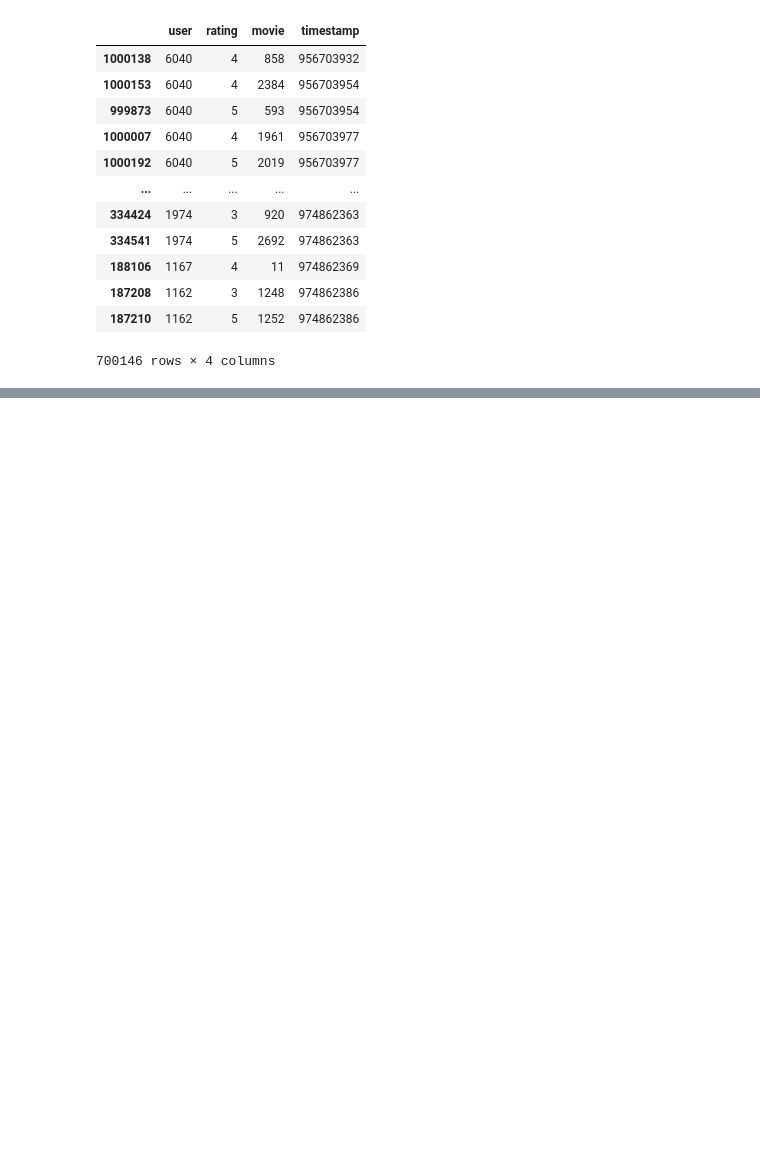
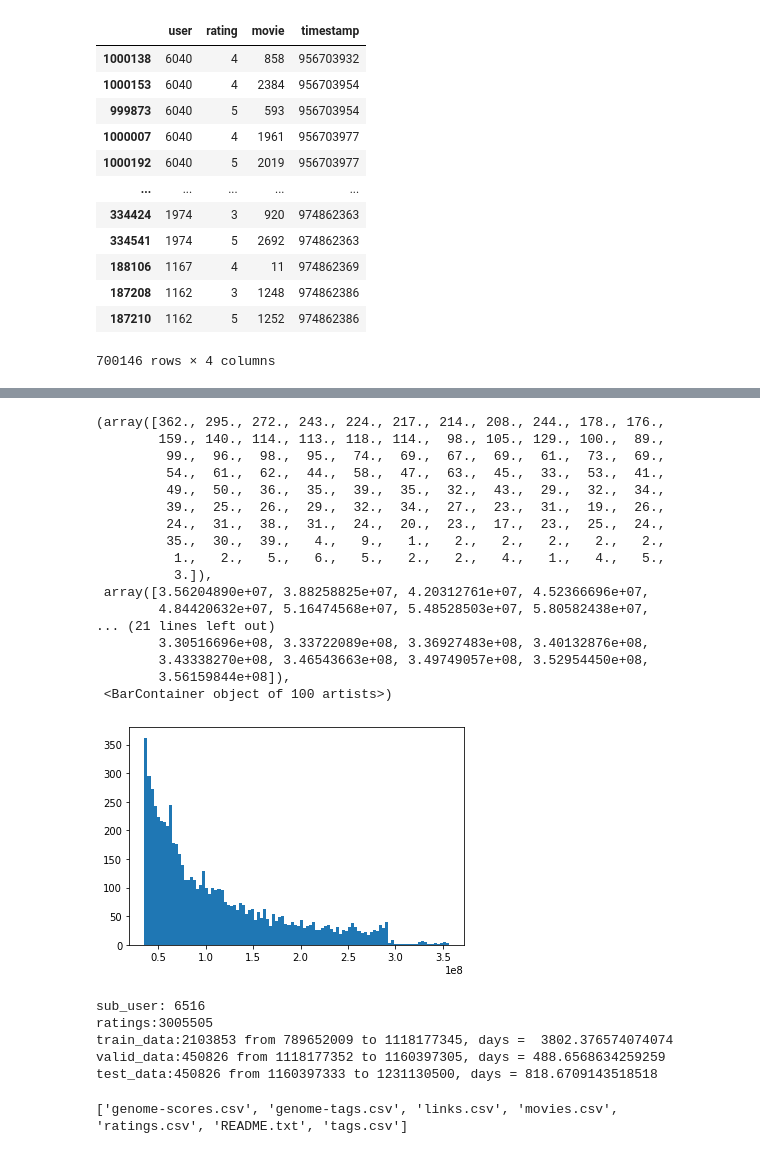
Before and after one commit to mayhugotong/xERTE, a Jupyter notebook: tKGR/addons/data_splitter.ipynb, the cells around one changed output, grey strips where cells are left out. Drawn from its saved outputs; the diff is of its cells as text; code cells hidden in the pictures; blank space fills up the shorter version.

```diff
--- a/tKGR/addons/data_splitter.ipynb
+++ b/tKGR/addons/data_splitter.ipynb
@@ -96,0 +205,17 @@ pd.DataFrame(list(zip(range(1,6), range(1,6)))).to_csv('../data/ml-1m/relation2i
+# %%
+user_time = pd.read_csv('../data/ml-10M100K/user_time.txt', sep='\t', header=None, names=['user', 'start_ts', 'end_ts','time'])
+# %%
+rate_num = len(user_time)
+bin =  10
+filt_rate = len(user_time[user_time['time'] > max(user_time['time'])/bin])
+
+granularity = max(user_time['time'])/bin
+print('Granularity: {}, days = {}'.format(granularity, granularity/(3600*24)))
+print("User percentage (above minimum granularity): {} %".format(filt_rate/rate_num*100))
+print('')
+print('Average time length in total dataset {}, days = {}'.format(np.mean(user_time['time']), np.mean(user_time['time'])/(3600*24)))
+print('Median time length in total dataset: {}, days = {}'.format(np.median(user_time['time']), np.median(user_time['time'])/(3600*24)))
+print('')
+filted_user_time = user_time.loc[user_time['time'] > granularity]
+print('Average time length above minimum granularity: {}, days = {}'.format(np.mean(filted_user_time['time']), np.mean(filted_user_time['time'])/(3600*24)))
+print('Median time length above minimum granularity: {}, days = {}'.format(np.median(filted_user_time['time']), np.median(filted_user_time['time'])/(3600*24)))
@@ -96,0 +231,21 @@ pd.DataFrame(list(zip(range(1,6), range(1,6)))).to_csv('../data/ml-1m/relation2i
+# %%
+plt.hist(filted_user_time['time'], bins=100)
+# %% [output]
+(array([362., 295., 272., 243., 224., 217., 214., 208., 244., 178., 176.,
+        159., 140., 114., 113., 118., 114.,  98., 105., 129., 100.,  89.,
+         99.,  96.,  98.,  95.,  74.,  69.,  67.,  69.,  61.,  73.,  69.,
+         54.,  61.,  62.,  44.,  58.,  47.,  63.,  45.,  33.,  53.,  41.,
+         49.,  50.,  36.,  35.,  39.,  35.,  32.,  43.,  29.,  32.,  34.,
+         39.,  25.,  26.,  29.,  32.,  34.,  27.,  23.,  31.,  19.,  26.,
+         24.,  31.,  38.,  31.,  24.,  20.,  23.,  17.,  23.,  25.,  24.,
+         35.,  30.,  39.,   4.,   9.,   1.,   2.,   2.,   2.,   2.,   2.,
+          1.,   2.,   5.,   6.,   5.,   2.,   2.,   4.,   1.,   4.,   5.,
+          3.]),
+ array([3.56204890e+07, 3.88258825e+07, 4.20312761e+07, 4.52366696e+07,
+        4.84420632e+07, 5.16474568e+07, 5.48528503e+07, 5.80582438e+07,
+... (21 lines left out)
+        3.30516696e+08, 3.33722089e+08, 3.36927483e+08, 3.40132876e+08,
+        3.43338270e+08, 3.46543663e+08, 3.49749057e+08, 3.52954450e+08,
+        3.56159844e+08]),
+ <BarContainer object of 100 artists>)
+[figure, added]
@@ -96,0 +287,29 @@ pd.DataFrame(list(zip(range(1,6), range(1,6)))).to_csv('../data/ml-1m/relation2i
+# %%
+print("sub_user: {}".format(len(sub_user)))
+print('ratings:{}'.format(len(sub_df10M)))
+print('train_data:{} from {} to {}, days =  {}'.format(len(train_data), min(train_data['timestamp']), \
+    max(train_data['timestamp']), (max(train_data['timestamp'])-min(train_data['timestamp']))/(3600*24)))
+print('valid_data:{} from {} to {}, days = {}'.format(len(val_data), min(val_data['timestamp']), \
+    max(val_data['timestamp']), (max(val_data['timestamp'])-min(val_data['timestamp']))/(3600*24)))
+print('test_data:{} from {} to {}, days = {}'.format(len(test_data), min(test_data['timestamp']), \
+    max(test_data['timestamp']), (max(test_data['timestamp'])-min(test_data['timestamp']))/(3600*24)))
+# %% [output]
+sub_user: 6516
+ratings:3005505
+train_data:2103853 from 789652009 to 1118177345, days =  3802.376574074074
+valid_data:450826 from 1118177352 to 1160397305, days = 488.6568634259259
+test_data:450826 from 1160397333 to 1231130500, days = 818.6709143518518
+# %%
+# split 25M
+
+
+
+
+
+
+data_dir = "/mnt/c/Users/ruotong/Home/xERTE/tKGR/data/ml-25M"
+print(os.listdir(data_dir))
+df25 = pd.read_csv(os.path.join(data_dir, "ratings.csv"), sep=",",header=None, names=['user','movie','rating','timestamp'])
+# df25 = df.reindex(columns=['user','rating','movie','timestamp'])
+# %% [output]
+['genome-scores.csv', 'genome-tags.csv', 'links.csv', 'movies.csv', 'ratings.csv', 'README.txt', 'tags.csv']
```
Also changed, not shown: parts of 16 cells of this notebook, 5 other files.
